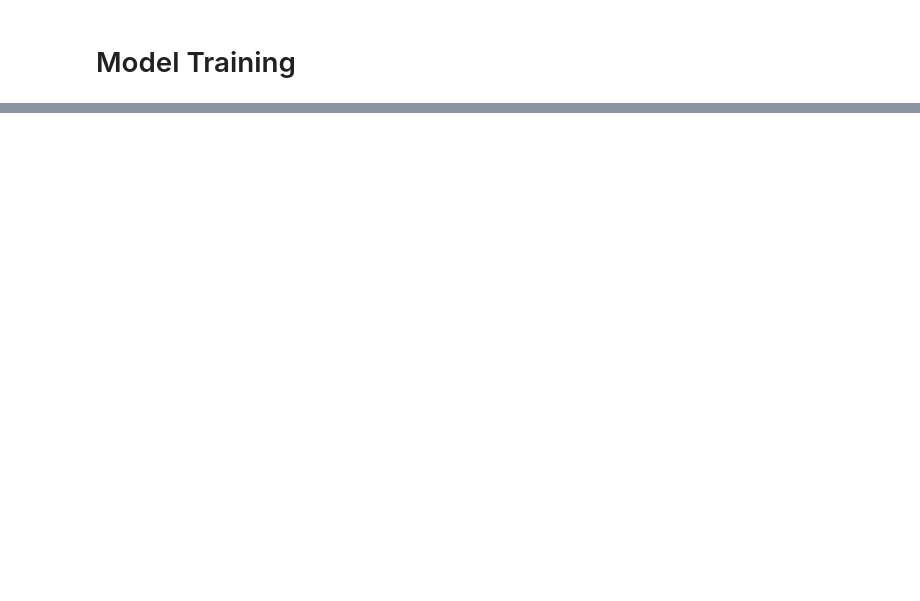
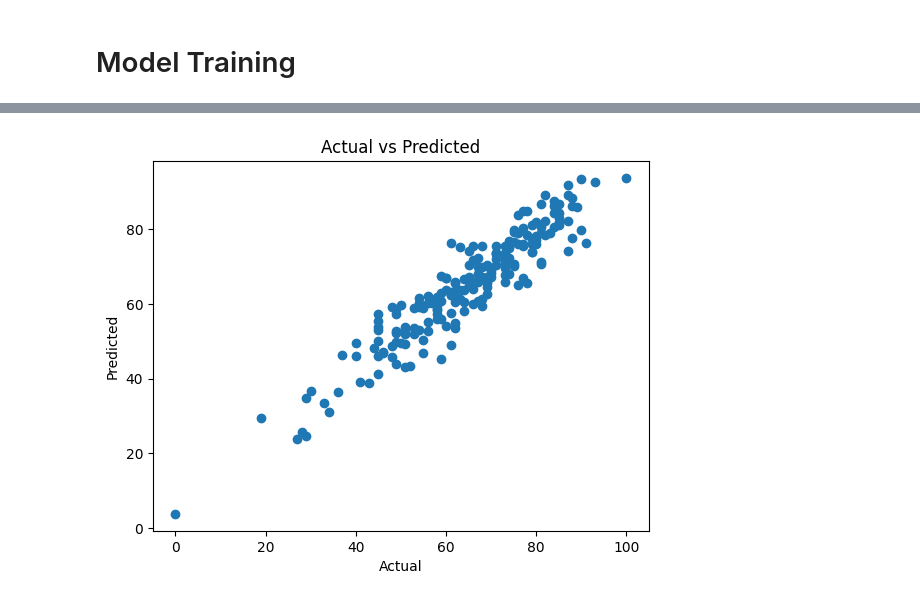
Before and after one commit to AlkanolAgrawal/__missIONs__, a Jupyter notebook: notebooks/model_train.ipynb, the cells around one changed output, grey strips where cells are left out. Drawn from its saved outputs; the diff is of its cells as text; code cells hidden in the pictures; blank space fills up the shorter version.

```diff
--- a/notebooks/model_train.ipynb
+++ b/notebooks/model_train.ipynb
@@ -26,0 +94,5 @@ from xgboost import XGBRegressor
+# %%
+num_features = x.select_dtypes(exclude="object").columns
+cat_features = [feature for feature in x if x[feature].dtype=='object']
+print(num_features,cat_features)
+# Y is a series thus it has no columns
@@ -26,0 +101,16 @@ from xgboost import XGBRegressor
+# %%
+# Creating Column Transformers__
+from sklearn.preprocessing import OneHotEncoder,StandardScaler
+from sklearn.compose import ColumnTransformer
+from sklearn.pipeline import Pipeline
+num_transform = StandardScaler()
+OHE=OneHotEncoder()
+# Also Pipelining
+preprocessor = ColumnTransformer(
+    [
+        ("OneHotEncoder",OHE,cat_features),
+        ("StandardScaler",num_transform,num_features),
+    ]
+)
+# %%
+x = preprocessor.fit_transform(x)
@@ -26,0 +121,4 @@ from xgboost import XGBRegressor
+# %%
+# Train Test Split
+from sklearn.model_selection import train_test_split
+x_train,x_test,y_train,y_test = train_test_split(x,y,test_size=0.2,random_state=42)
@@ -26,0 +206,12 @@ from xgboost import XGBRegressor
+# %%
+# Plotting
+lin_model = LinearRegression(fit_intercept=True).fit(x_train, y_train)
+y_pred = lin_model.predict(x_test)
+score = r2_score(y_test, y_pred)
+plt.scatter(y_test, y_pred)
+plt.xlabel("Actual")
+plt.ylabel("Predicted")
+plt.title("Actual vs Predicted")
+plt.show()
+# %% [output]
+[figure, added]
```
Also changed, not shown: parts of 16 cells of this notebook, 8 other files.
